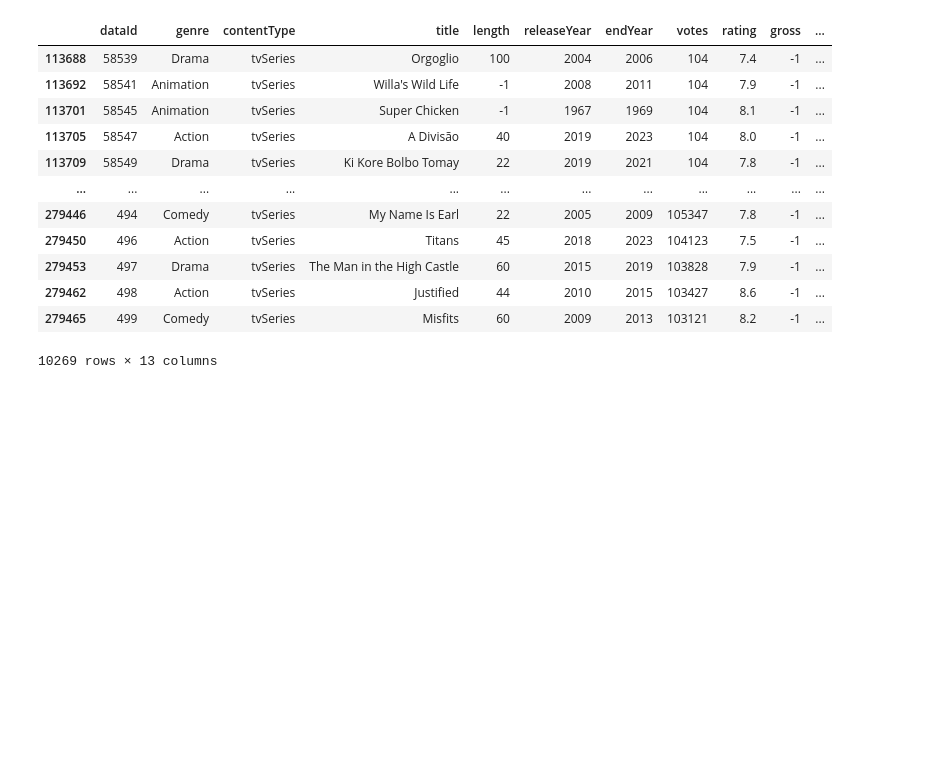
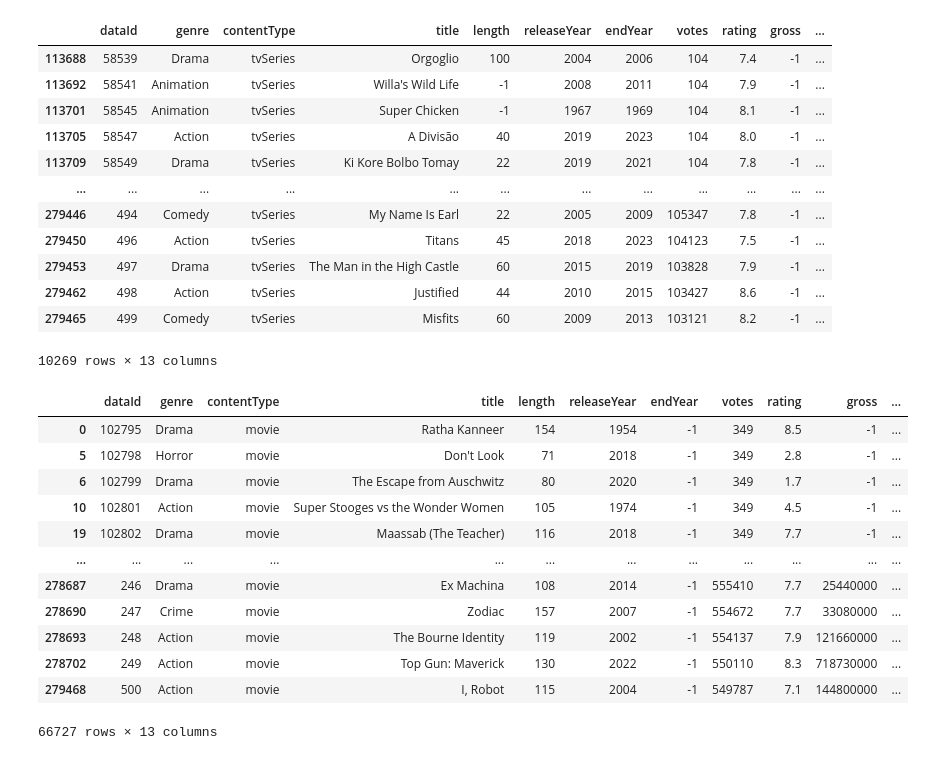
Before and after one commit to hyungchulc/IMDB-Analysis, a Jupyter notebook: IMBD.ipynb, the cells around one changed output. Cells and saved outputs as stored; diff of their text form; code cells hidden in the pictures; blank space fills up the shorter version.

```diff
--- a/IMBD.ipynb
+++ b/IMBD.ipynb
@@ -134,7 +140,3 @@ fig = px.scatter(id3_durat, x='duration', y='mean', size='count', color='count',
 #remove background
 fig.update_layout(plot_bgcolor='rgba(0,0,0,0)')
 fig.show()
-# %%
-#do not abbreviate the columns
-pd.set_option('display.max_columns', None)
-sy
@@ -140,0 +153,18 @@ sy
+# %%
+id4 = id[id['contentType'] == 'movie']
+id5 = id4[id4['releaseYear'] != -1]
+id5
+# %% [output]
+|  | dataId | genre | contentType | title | length | releaseYear | endYear | votes | rating | gross | ... |
+| 0 | 102795 | Drama | movie | Ratha Kanneer | 154 | 1954 | -1 | 349 | 8.5 | -1 | ... |
+| 5 | 102798 | Horror | movie | Don't Look | 71 | 2018 | -1 | 349 | 2.8 | -1 | ... |
+| 6 | 102799 | Drama | movie | The Escape from Auschwitz | 80 | 2020 | -1 | 349 | 1.7 | -1 | ... |
+| 10 | 102801 | Action | movie | Super Stooges vs the Wonder Women | 105 | 1974 | -1 | 349 | 4.5 | -1 | ... |
+| 19 | 102802 | Drama | movie | Maassab (The Teacher) | 116 | 2018 | -1 | 349 | 7.7 | -1 | ... |
+| ... | ... | ... | ... | ... | ... | ... | ... | ... | ... | ... | ... |
+| 278687 | 246 | Drama | movie | Ex Machina | 108 | 2014 | -1 | 555410 | 7.7 | 25440000 | ... |
+| 278690 | 247 | Crime | movie | Zodiac | 157 | 2007 | -1 | 554672 | 7.7 | 33080000 | ... |
+| 278693 | 248 | Action | movie | The Bourne Identity | 119 | 2002 | -1 | 554137 | 7.9 | 121660000 | ... |
+| 278702 | 249 | Action | movie | Top Gun: Maverick | 130 | 2022 | -1 | 550110 | 8.3 | 718730000 | ... |
+| 279468 | 500 | Action | movie | I, Robot | 115 | 2004 | -1 | 549787 | 7.1 | 144800000 | ... |
+66727 rows × 13 columns
```
Also changed, not shown: parts of 5 cells of this notebook, 9 other files.
